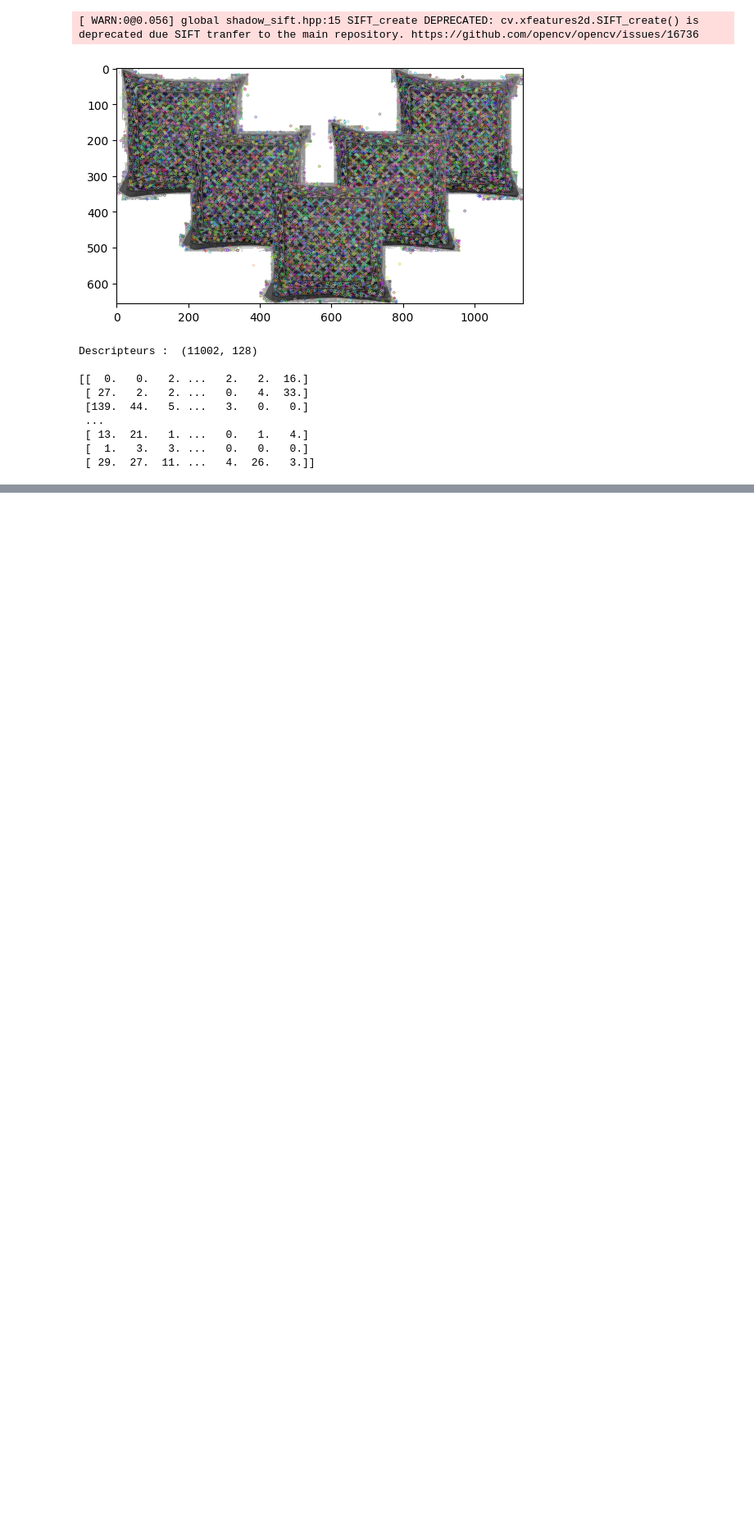
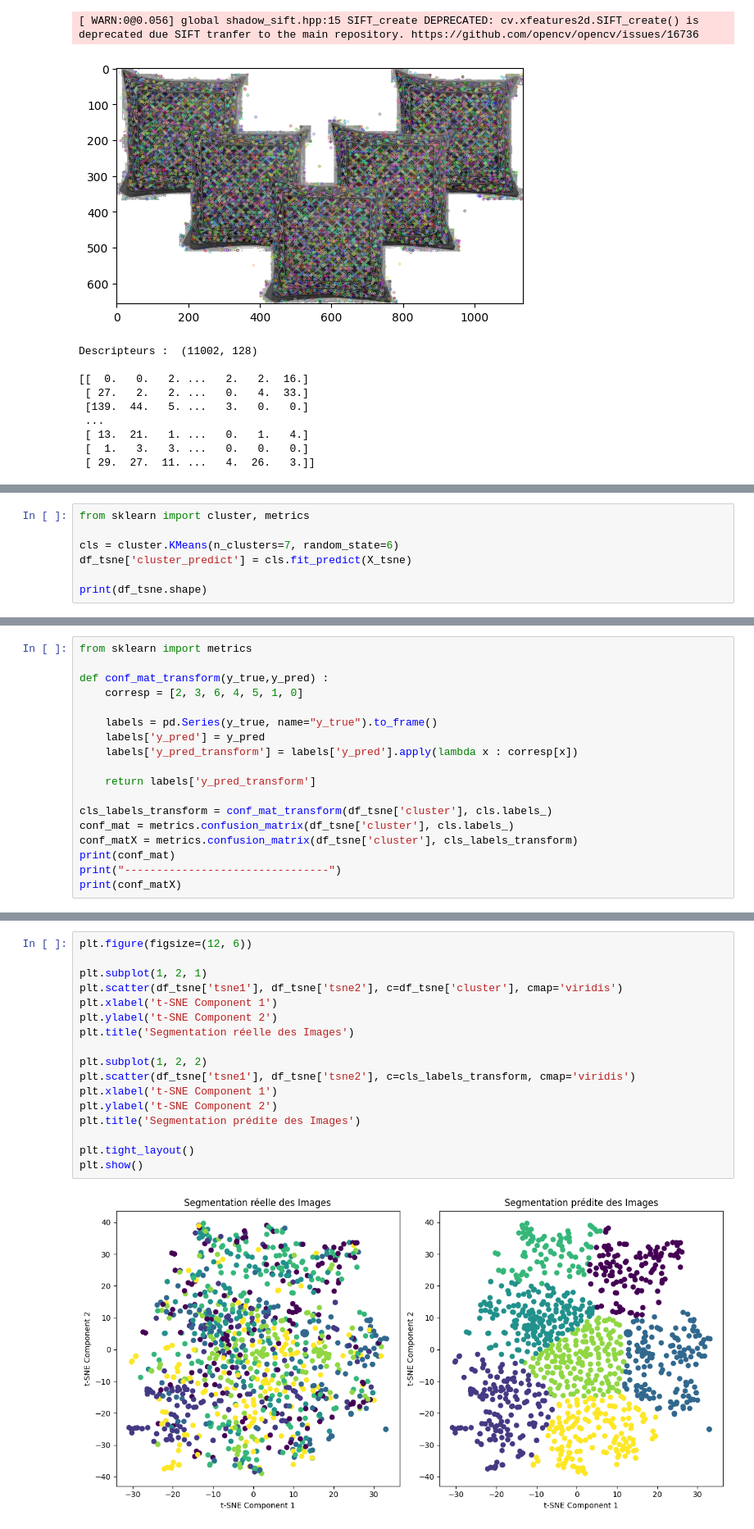
Before and after one commit to HaDock404/AutomatedClassification, a Jupyter notebook: Notebook/4.1.SIFT.ipynb, the cells around one changed output, grey strips where cells are left out. Shown at 82% size. Cells and saved outputs as stored; diff of their text form; blank space fills up the shorter version.

Commit message:
segmentation image sift et cnn

```diff
--- a/Notebook/4.1.SIFT.ipynb
+++ b/Notebook/4.1.SIFT.ipynb
@@ -114,0 +189,7 @@ NameError: name 'sift_keypoints_all' is not defined
+# %%
+from sklearn import cluster, metrics
+
+cls = cluster.KMeans(n_clusters=7, random_state=6)
+df_tsne['cluster_predict'] = cls.fit_predict(X_tsne)
+
+print(df_tsne.shape)
@@ -114,0 +222,18 @@ NameError: name 'sift_keypoints_all' is not defined
+# %%
+from sklearn import metrics
+
+def conf_mat_transform(y_true,y_pred) :
+    corresp = [2, 3, 6, 4, 5, 1, 0]
+
+    labels = pd.Series(y_true, name="y_true").to_frame()
+    labels['y_pred'] = y_pred
+    labels['y_pred_transform'] = labels['y_pred'].apply(lambda x : corresp[x])
+
+    return labels['y_pred_transform']
+
+cls_labels_transform = conf_mat_transform(df_tsne['cluster'], cls.labels_)
+conf_mat = metrics.confusion_matrix(df_tsne['cluster'], cls.labels_)
+conf_matX = metrics.confusion_matrix(df_tsne['cluster'], cls_labels_transform)
+print(conf_mat)
+print("--------------------------------")
+print(conf_matX)
@@ -114,0 +272,19 @@ NameError: name 'sift_keypoints_all' is not defined
+# %%
+plt.figure(figsize=(12, 6))
+
+plt.subplot(1, 2, 1)
+plt.scatter(df_tsne['tsne1'], df_tsne['tsne2'], c=df_tsne['cluster'], cmap='viridis')
+plt.xlabel('t-SNE Component 1')
+plt.ylabel('t-SNE Component 2')
+plt.title('Segmentation réelle des Images')
+
+plt.subplot(1, 2, 2)
+plt.scatter(df_tsne['tsne1'], df_tsne['tsne2'], c=cls_labels_transform, cmap='viridis')
+plt.xlabel('t-SNE Component 1')
+plt.ylabel('t-SNE Component 2')
+plt.title('Segmentation prédite des Images')
+
+plt.tight_layout()
+plt.show()
+# %% [output]
+[figure, added]
```
Also changed, not shown: parts of 10 cells of this notebook, 1 other file.
